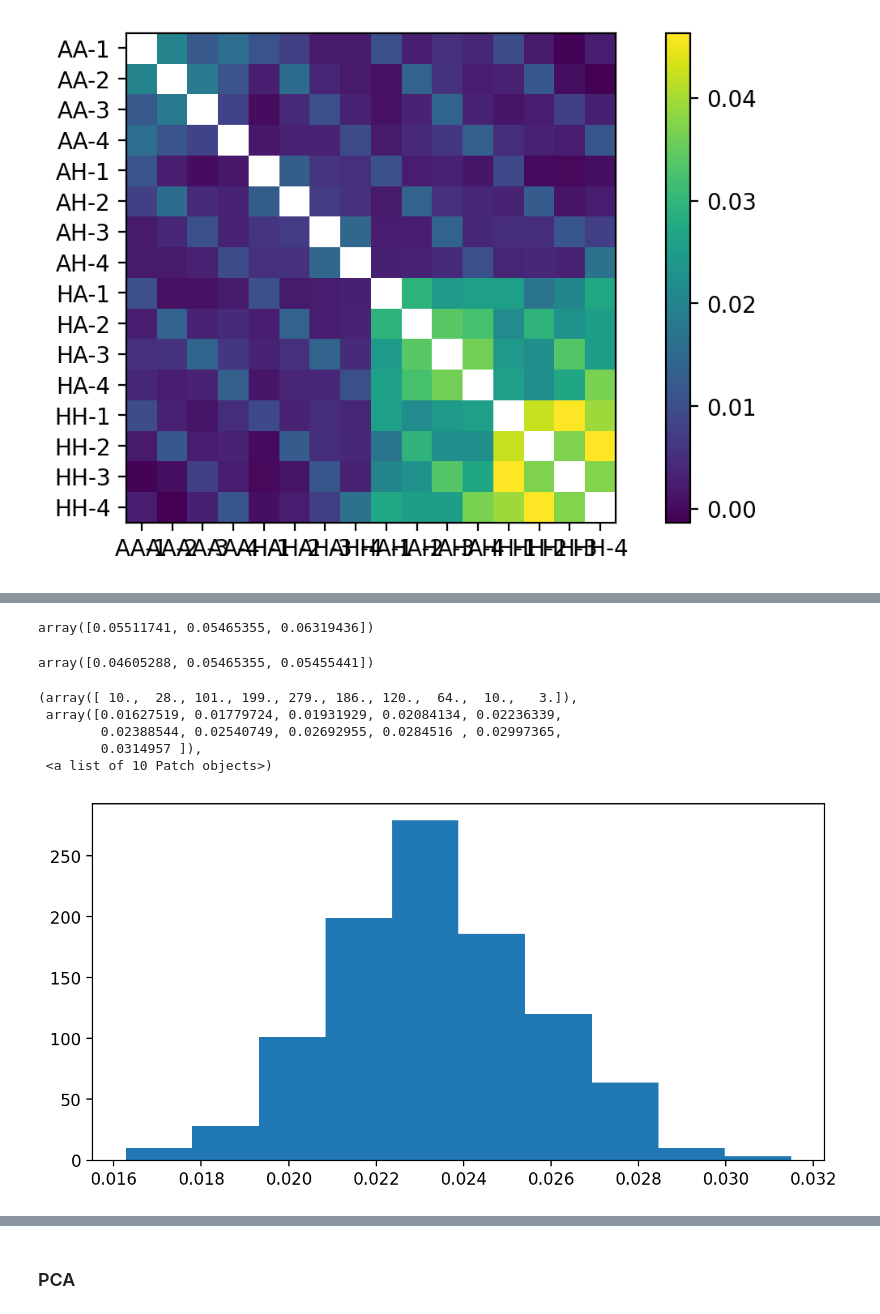
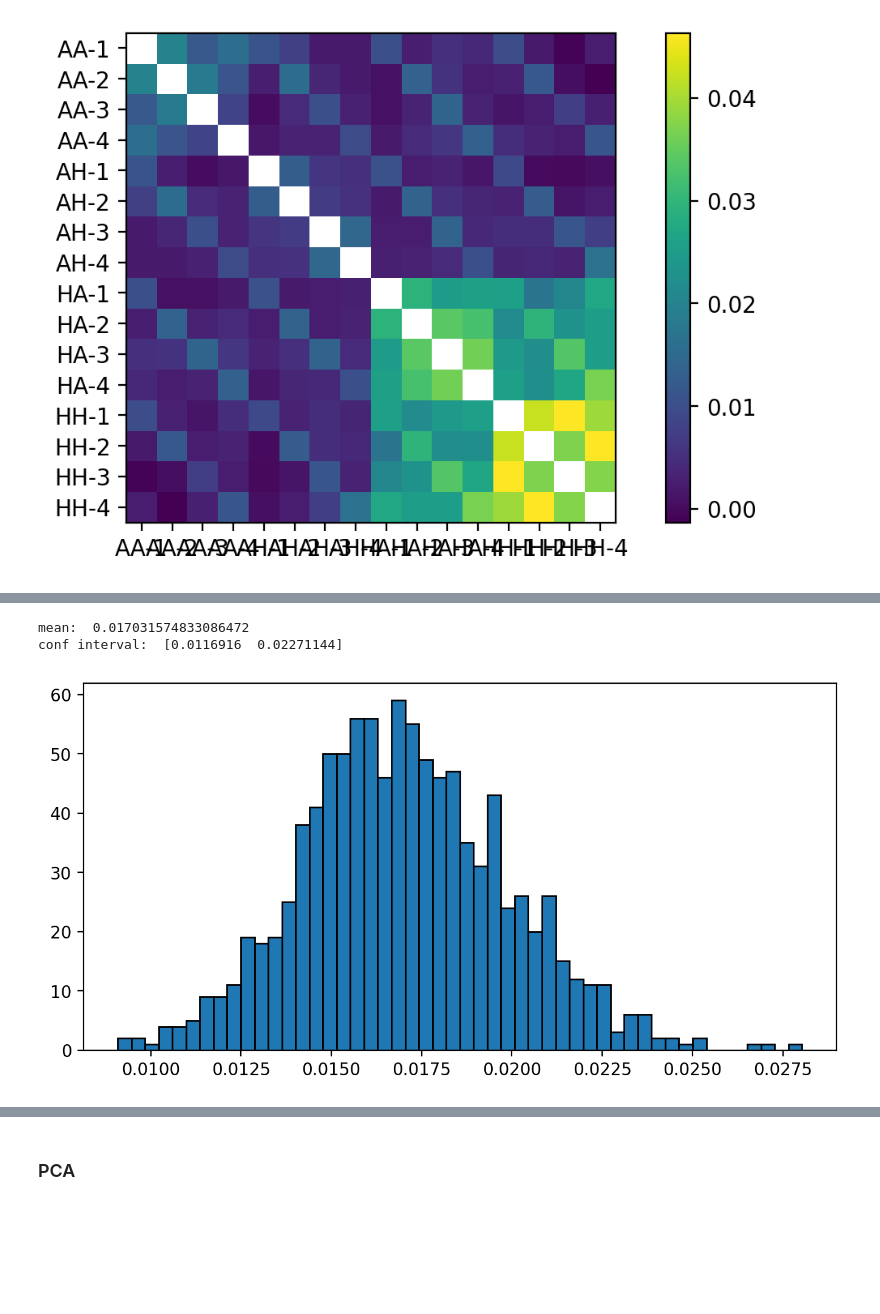
Before and after one commit to rsbrennan/tonsa_25_gen_ER, a Jupyter notebook: tonsa.ipynb, the cells around one changed output, grey strips where cells are left out. Cells and saved outputs as stored; diff of their text form; code cells hidden in the pictures; blank space fills up the shorter version.

```diff
--- a/tonsa.ipynb
+++ b/tonsa.ipynb
@@ -320,4 +315,0 @@ len(d.tiles)
-# %%
-gw_covs_cis[:,0,0]
-# %% [output]
-array([0.05511741, 0.05465355, 0.06319436])
@@ -328,4 +315,0 @@ gw_covs_cis = d.bootstrap_cov(B=1000, progress_bar=True, keep_seqids=keep_seqids
-# %%
-gw_covs_cis[:,0,0]
-# %% [output]
-array([0.04605288, 0.05465355, 0.05455441])
@@ -337,11 +316,22 @@ gw_covs_cis = d.bootstrap_cov(B=1000, progress_bar=True, keep_seqids=keep_seqids
-# %%
-plt.hist(gw_covs_cis[:,10,15])
-# %% [output]
-(array([ 10.,  28., 101., 199., 279., 186., 120.,  64.,  10.,   3.]),
- array([0.01627519, 0.01779724, 0.01931929, 0.02084134, 0.02236339,
-        0.02388544, 0.02540749, 0.02692955, 0.0284516 , 0.02997365,
-        0.0314957 ]),
- <a list of 10 Patch objects>)
-[figure, removed]
+# %%
+#print(len(gw_covs_straps[0][2]))
+#print(np.ndim(gw_covs_straps[0][2]))
+#print((gw_covs_straps[0][2]))
+#plt.hist(gw_covs_straps[:,0,0])
+straps, weights = gw_covs_straps
+mn_all = np.mean(straps[:,0,1])
+print("mean: ", mn_all)
+conf_interval = np.percentile(straps[:,0,1],[2.5,97.5])
+print("conf interval: ", conf_interval)
+plt.hist(straps[:,0,1], bins=50, edgecolor='black')
+#gw_covs_straps
+#plt.hist(weights, bins=100)
+array_masked = np.ma.masked_invalid(straps[:,0,0])
+#print(np.ma.average(array_masked, axis=0, weights=weights).data)
+#print(array_masked)
+# %% [output]
+mean:  0.017031574833086472
+conf interval:  [0.0116916  0.02271144]
+[figure, added]
 # %%
 
```
Also changed, not shown: parts of 47 cells of this notebook.
